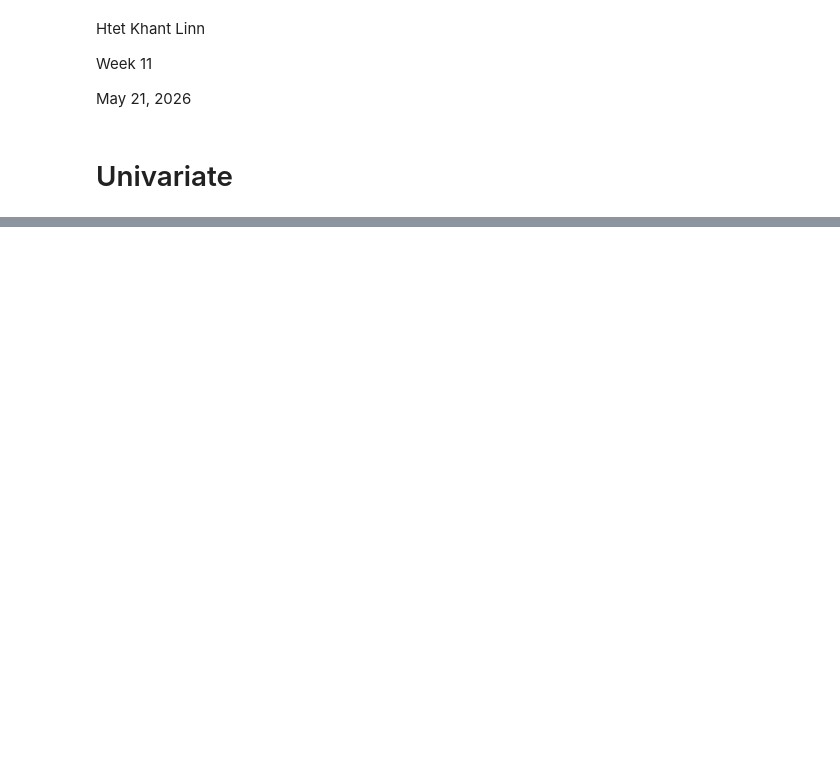
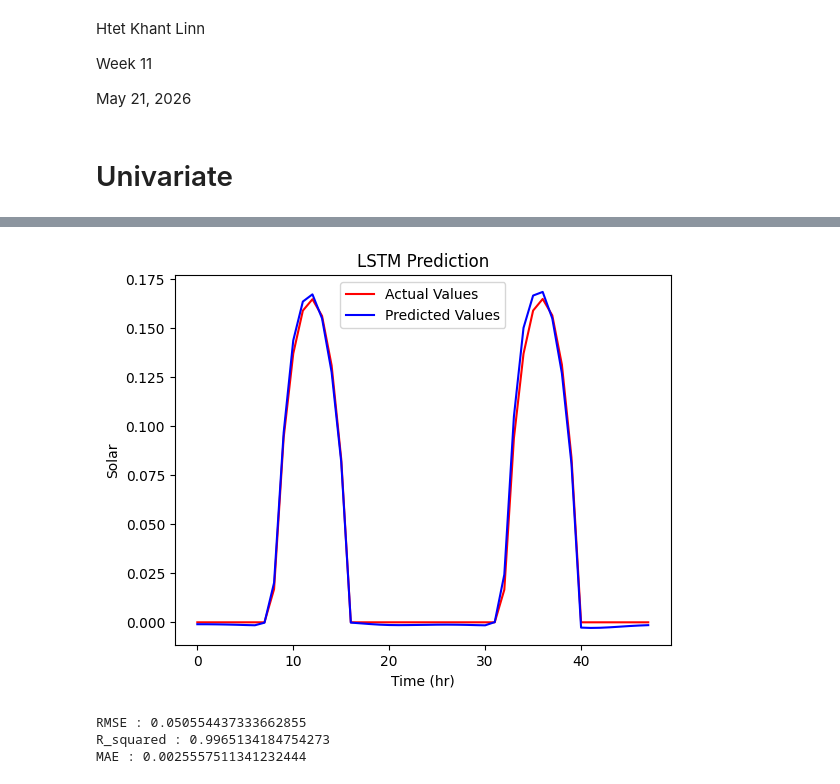
Before and after one commit to Htet-Khant-Linn/STAT_303_-Time_Series_Analysis, a Jupyter notebook: In-Class Exercise/Week_11/2026-05-21_LSTM_Univariate_Multivariate.ipynb, the cells around one changed output, grey strips where cells are left out. Cells and saved outputs as stored; diff of their text form; code cells hidden in the pictures; blank space fills up the shorter version.

```diff
--- a/In-Class Exercise/Week_11/2026-05-21_LSTM_Univariate_Multivariate.ipynb
+++ b/In-Class Exercise/Week_11/2026-05-21_LSTM_Univariate_Multivariate.ipynb
@@ -56,0 +161,46 @@ window_size = 24
+# %%
+prediction_test = []
+
+Batch_one = training_set_scaled[-window_size:]
+Batch_new = Batch_one.reshape((1, window_size, 1))
+
+for i in range(len(test_set_scaled)):
+
+    First_pred = Model_P.predict(Batch_new, verbose=0)[0]
+
+    prediction_test.append(First_pred)
+
+    Batch_new = np.append(
+        Batch_new[:, 1:, :],
+        [[First_pred]],
+        axis=1
+    )
+
+prediction_test = np.array(prediction_test)
+
+predictions = sc.inverse_transform(prediction_test)
+# %%
+plt.plot(test_set, color='red', label='Actual Values')
+plt.plot(predictions, color='blue', label='Predicted Values')
+plt.title('LSTM Prediction')
+plt.xlabel('Time (hr)')
+plt.ylabel('Solar')
+plt.legend()
+plt.show()
+# %% [output]
+[figure, added]
+# %%
+import math
+from sklearn.metrics import mean_squared_error, mean_absolute_error, r2_score
+
+RMSE = math.sqrt(mean_absolute_error(test_set, predictions))
+R_squared = r2_score(test_set, predictions)
+MAE = mean_absolute_error(test_set, predictions)
+
+print(f"RMSE : {RMSE}")
+print(f"R_squared : {R_squared}")
+print(f"MAE : {MAE}")
+# %% [output]
+RMSE : 0.050554437333662855
+R_squared : 0.9965134184754273
+MAE : 0.0025557511341232444
```
Also changed, not shown: parts of 13 cells of this notebook.
